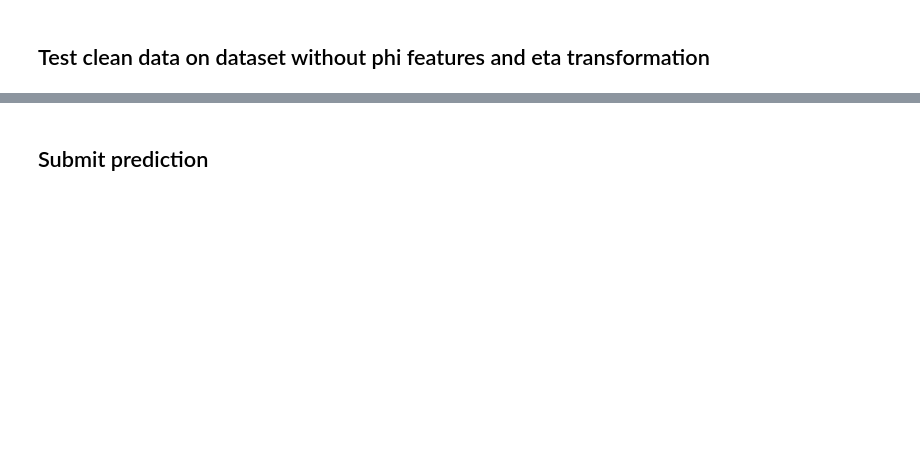
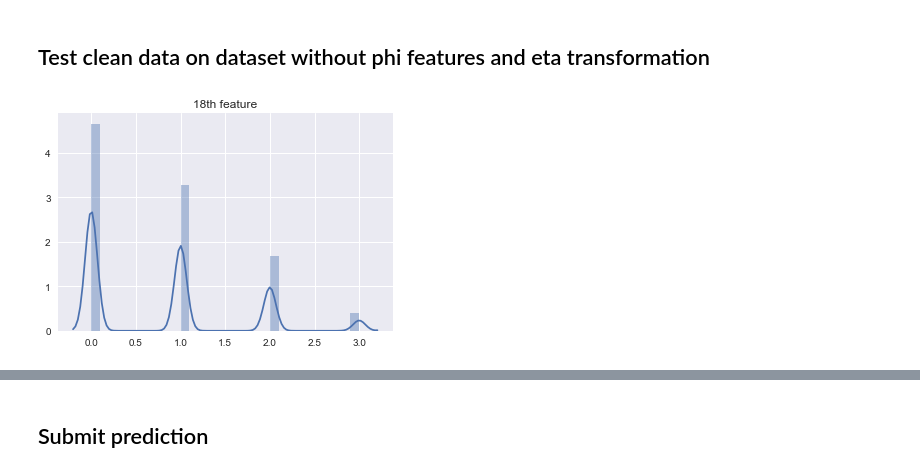
Before and after one commit to dufourc1/ML_CS433_project1, a Jupyter notebook: src/exploring_data_Marie_version.ipynb, the cells around one changed output, grey strips where cells are left out. Saved outputs shown, nothing was run; the diff lists cells and outputs as text; code cells hidden in the pictures; blank space fills up the shorter version.

```diff
--- a/src/exploring_data_Marie_version.ipynb
+++ b/src/exploring_data_Marie_version.ipynb
@@ -988,6 +767,17 @@ X_nophi_impute = imputation(X_nophi,method = "median", features_treated = "all")
 feat_22 = X_nophi_impute[:,18].copy()
 X_nophi_std = standardize_data(X_nophi_impute)
 X_nophi_std[:,18]=feat_22
+# %%
+which = [18]
+for i in which:
+    feature = X_nophi_std[:,i]
+    feature = feature[feature>-999]
+#     hist_plot(feature,i)
+    sns.distplot(feature,bins=30,kde=True)
+    plt.title('{i}th feature'.format(i=i))
+    plt.show()
+# %% [output]
+[figure, added]
 # %%
 #also if 14 is negative multiply by -1 (14, 17, 24, 27) --> (13, 15, 20, 22)
 use_neg = (X_nophi_std[:,13]<0)
```
Also changed, not shown: parts of 115 cells of this notebook.
